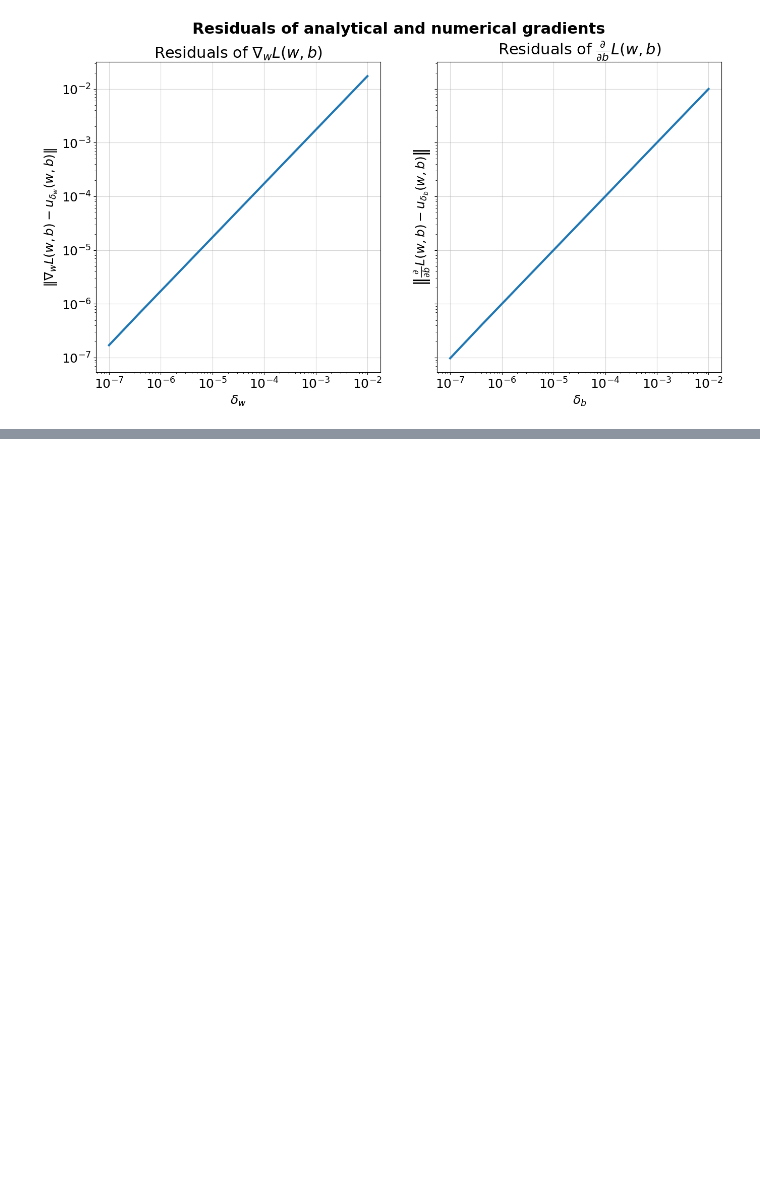
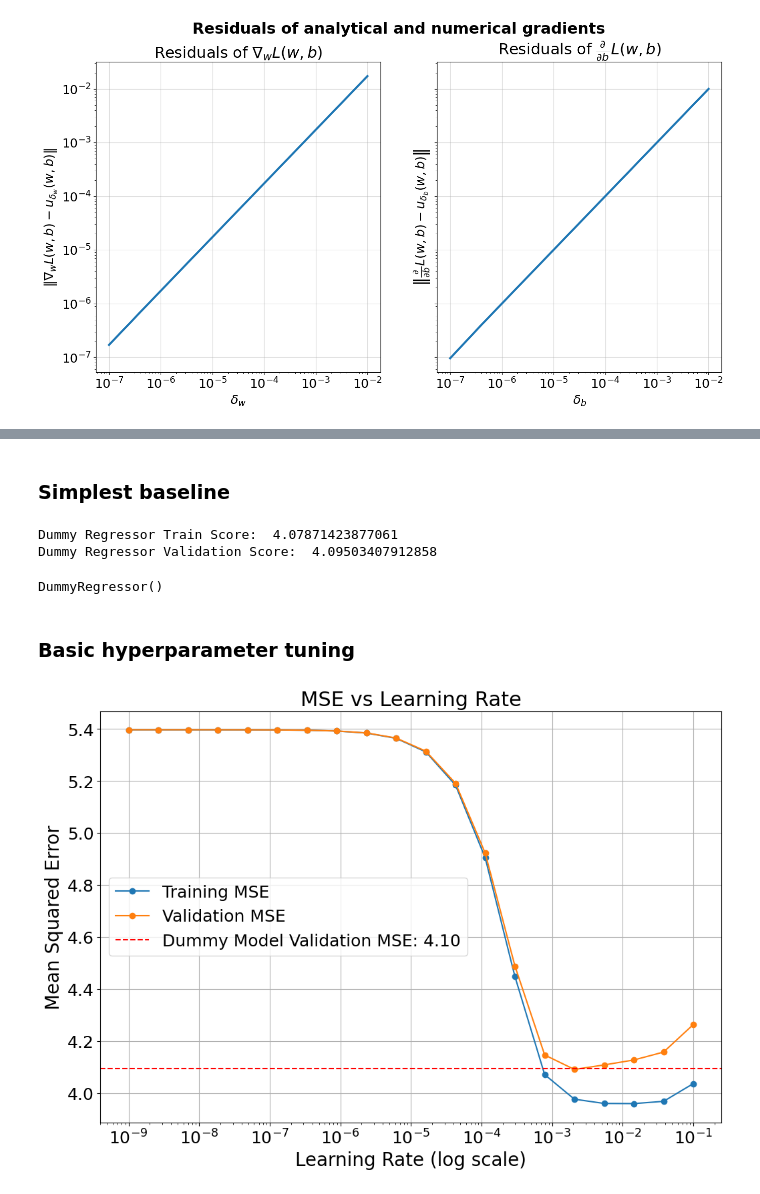
Before and after one commit to eyalamdur/ML-Regression, a Jupyter notebook: Code/318849270-315116095.ipynb, the cells around one changed output, grey strips where cells are left out. Saved outputs shown, nothing was run; the diff lists cells and outputs as text; code cells hidden in the pictures; blank space fills up the shorter version.

Commit message:
Section 3 - Done

```diff
--- a/Code/318849270-315116095.ipynb
+++ b/Code/318849270-315116095.ipynb
@@ -343,0 +357,74 @@ test_lr(X_train, y_train, X_val, y_val, "training and validation losses as a fun
+# %% [markdown]
+### Simplest baseline
+# %%
+# Q4
+
+# Create training set with normalized features
+dummy_X_train = train_set_processed.filter(like='PCR')
+dummy_y_train = train_set_processed['contamination_level']
+
+# Create dummy regressor (default is by mean)
+dummy_regressor = DummyRegressor()
+
+# Perform cross validation
+dummy_results = cross_validate(dummy_regressor, dummy_X_train, dummy_y_train, cv=5, scoring='neg_mean_squared_error', return_train_score=True)
+
+# Print results
+print('Dummy Regressor Train Score: ', np.mean(-dummy_results['train_score']))
+dummy_validation_score = np.mean(-dummy_results['test_score'])
+print('Dummy Regressor Validation Score: ', dummy_validation_score)
+# %% [output]
+Dummy Regressor Train Score:  4.07871423877061
+Dummy Regressor Validation Score:  4.09503407912858
+# %%
+# Retrain the dummy regressor on the entire training set
+# Task for section 6
+dummy_regressor.fit(train_set_processed, train_set_processed['contamination_level'])
+# %% [output]
+DummyRegressor()
+# %% [markdown]
+### Basic hyperparameter tuning
+# %%
+# Q5
+# Create logspace for learning rate, and lists to store the results
+learning_rate_list = np.logspace(-9, -1, 20)
+training_list = []
+validation_list = []
+
+for lr in learning_rate_list:
+    # Create X and y for training of the model
+    regressor_X_train = train_set_processed.filter(like='PCR')
+    regressor_y_train = train_set_processed['contamination_level']
+
+    # Create the linear regressor
+    linear_regresseor = LinearRegressor(lr)
+    linear_results = cross_validate(linear_regresseor, regressor_X_train, regressor_y_train, cv=5, scoring = 'neg_mean_squared_error', return_train_score=True)
+
+    # Append the results to the lists
+    training_list.append(np.mean(-linear_results['train_score']))
+    validation_list.append(np.mean(-linear_results['test_score']))
+# %%
+# Plot the results
+
+results_df = pd.DataFrame({
+    'Learning Rate': learning_rate_list,
+    'Training MSE': training_list,
+    'Validation MSE': validation_list
+})
+
+# Plotting with Matplotlib the results
+plt.figure(figsize=(12, 8))
+plt.plot(results_df['Learning Rate'], results_df['Training MSE'], marker='o', linestyle='-', label='Training MSE')
+plt.plot(results_df['Learning Rate'], results_df['Validation MSE'], marker='o', linestyle='-', label='Validation MSE')
+plt.axhline(y=dummy_validation_score, color='r', linestyle='--', label=f'Dummy Model Validation MSE: {dummy_validation_score:.2f}')
+
+# Use a logarithmic scale for the learning rate
+plt.xscale('log')
+plt.xlabel('Learning Rate (log scale)')
+plt.ylabel('Mean Squared Error')
+plt.title('MSE vs Learning Rate')
+plt.legend()
+plt.grid(True)
+plt.show()
+# %% [output]
+[figure, added]
```
Also changed, not shown: parts of 13 cells of this notebook, 1 other file.
